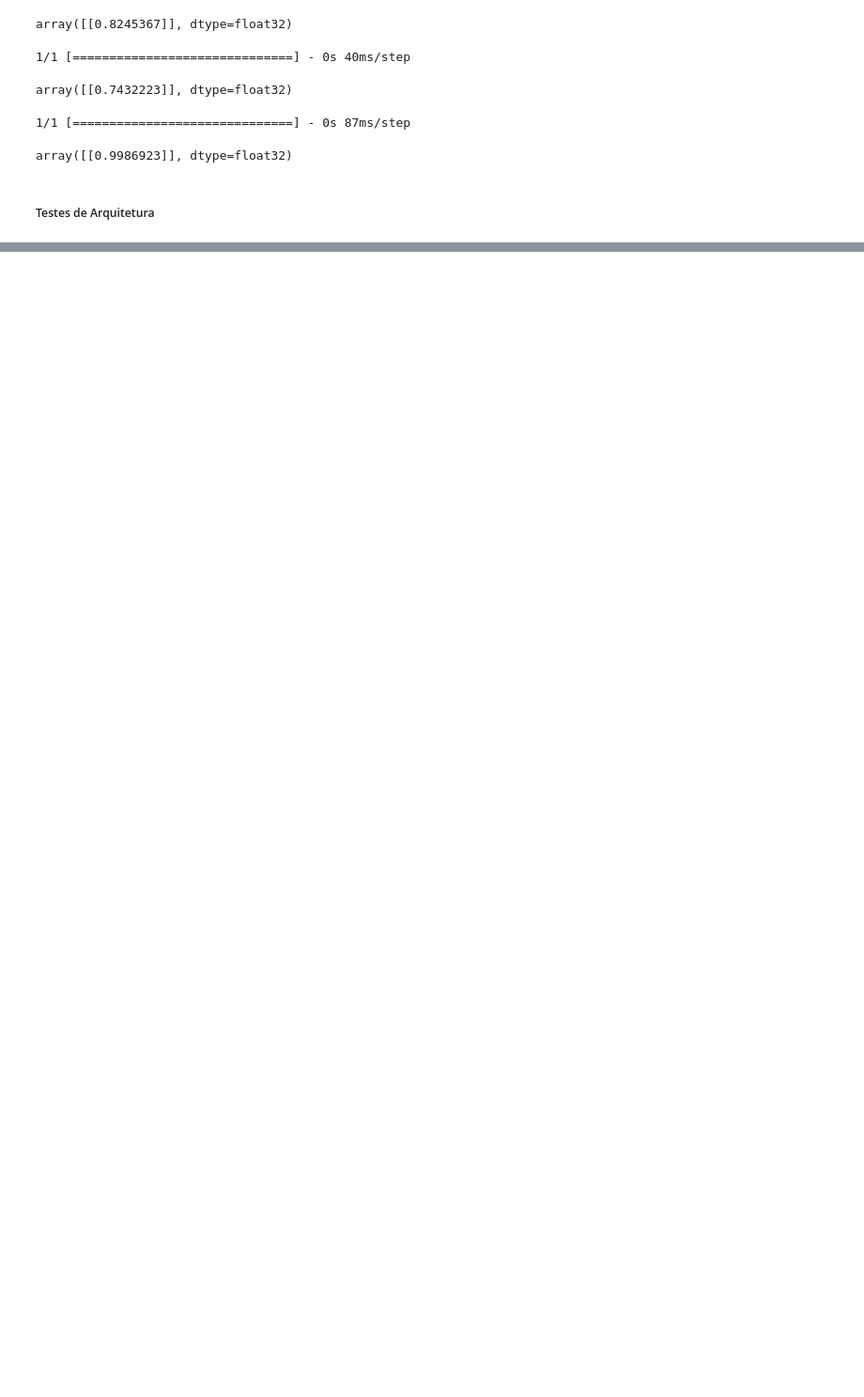
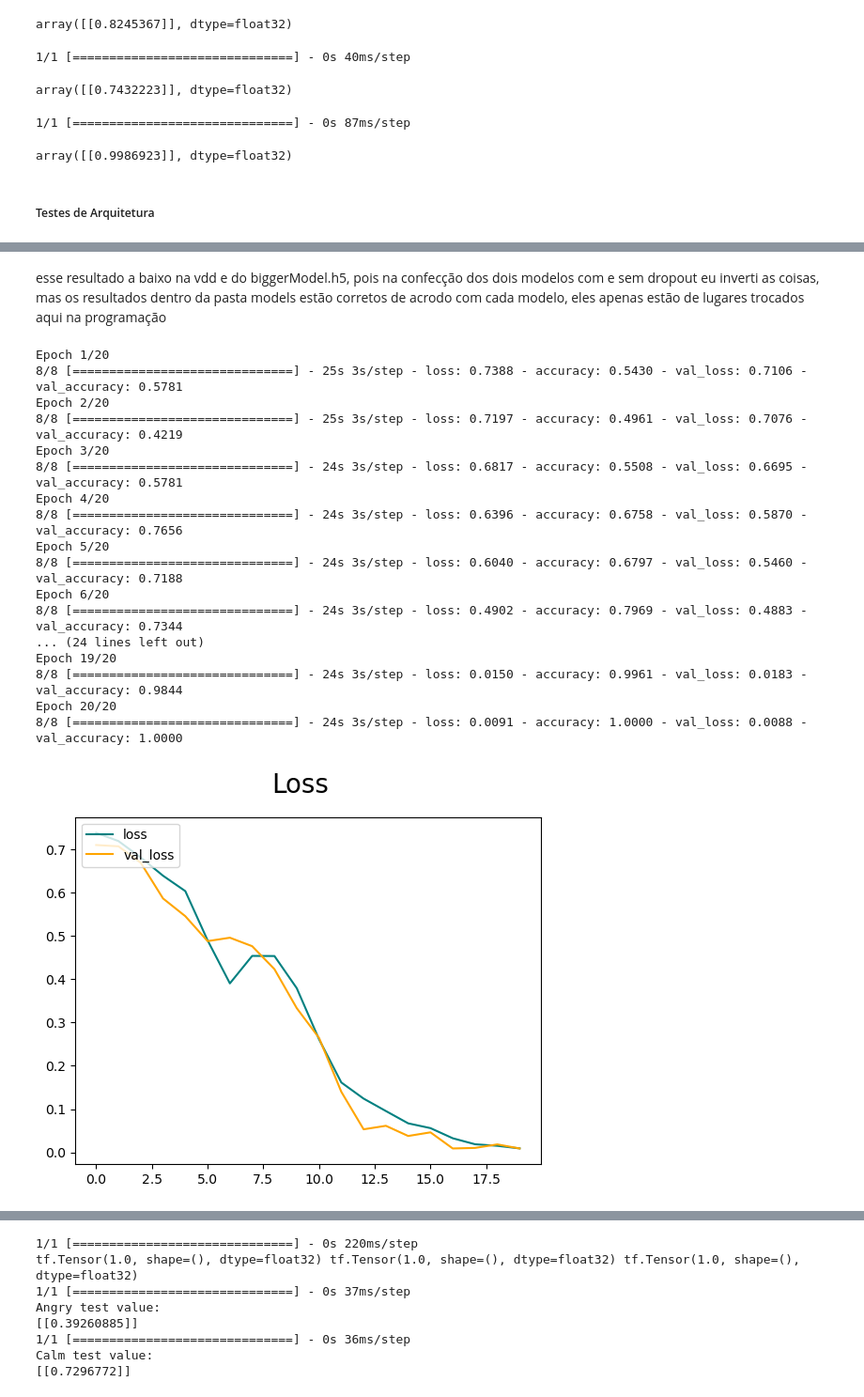
Before and after one commit to joaoHMeireles/Binary-Classification-Tests, a Jupyter notebook: BinaryClassificationTests.ipynb, the cells around one changed output, grey strips where cells are left out. Shown at 94% size. Drawn from its saved outputs; the diff is of its cells as text; code cells hidden in the pictures; blank space fills up the shorter version.

```diff
--- a/BinaryClassificationTests.ipynb
+++ b/BinaryClassificationTests.ipynb
@@ -316,0 +545,40 @@ mnovoModelo.add(Conv2D(16, (3,3), 1, activation='relu', input_shape=(256,256,3))
+# %%
+biggerModelWithDropout = Sequential([
+    Conv2D(64, (3,3), 1, activation='relu', input_shape=(256,256,3)),
+    MaxPooling2D(),
+    Conv2D(32, (3,3), 1, activation='relu'),
+    MaxPooling2D(),
+    Conv2D(16, (3,3), 1, activation='relu'),
+    MaxPooling2D(),
+    Dropout(0.2),
+    Flatten(),
+    Dense(256, activation='relu'),
+    Dense(128, activation='relu'),
+    Dense(1, activation='sigmoid')
+])
+
+biggerModelWithDropout.compile('adam', loss=tf.losses.BinaryCrossentropy(), metrics=['accuracy'])
+# %% [markdown]
+esse resultado a baixo na vdd e do biggerModel.h5, pois na confecção dos dois modelos com e sem dropout eu inverti as coisas, mas os resultados dentro da pasta models estão corretos de acrodo com cada modelo, eles apenas estão de lugares trocados aqui na programação
+# %%
+# biggerModelWithDropout.h5
+modelMeasurements(biggerModelWithDropout, model_name="biggerModelWithDropout.h5")
+# %% [output]
+Epoch 1/20
+8/8 [==============================] - 25s 3s/step - loss: 0.7388 - accuracy: 0.5430 - val_loss: 0.7106 - val_accuracy: 0.5781
+Epoch 2/20
+8/8 [==============================] - 25s 3s/step - loss: 0.7197 - accuracy: 0.4961 - val_loss: 0.7076 - val_accuracy: 0.4219
+Epoch 3/20
+8/8 [==============================] - 24s 3s/step - loss: 0.6817 - accuracy: 0.5508 - val_loss: 0.6695 - val_accuracy: 0.5781
+Epoch 4/20
+8/8 [==============================] - 24s 3s/step - loss: 0.6396 - accuracy: 0.6758 - val_loss: 0.5870 - val_accuracy: 0.7656
+Epoch 5/20
+8/8 [==============================] - 24s 3s/step - loss: 0.6040 - accuracy: 0.6797 - val_loss: 0.5460 - val_accuracy: 0.7188
+Epoch 6/20
+8/8 [==============================] - 24s 3s/step - loss: 0.4902 - accuracy: 0.7969 - val_loss: 0.4883 - val_accuracy: 0.7344
+... (24 lines left out)
+Epoch 19/20
+8/8 [==============================] - 24s 3s/step - loss: 0.0150 - accuracy: 0.9961 - val_loss: 0.0183 - val_accuracy: 0.9844
+Epoch 20/20
+8/8 [==============================] - 24s 3s/step - loss: 0.0091 - accuracy: 1.0000 - val_loss: 0.0088 - val_accuracy: 1.0000
+[figure, added]
@@ -316,0 +586,8 @@ mnovoModelo.add(Conv2D(16, (3,3), 1, activation='relu', input_shape=(256,256,3))
+1/1 [==============================] - 0s 220ms/step
+tf.Tensor(1.0, shape=(), dtype=float32) tf.Tensor(1.0, shape=(), dtype=float32) tf.Tensor(1.0, shape=(), dtype=float32)
+1/1 [==============================] - 0s 37ms/step
+Angry test value:
+[[0.39260885]]
+1/1 [==============================] - 0s 36ms/step
+Calm test value:
+[[0.7296772]]
```
Also changed, not shown: parts of 28 cells of this notebook, 10 other files.
